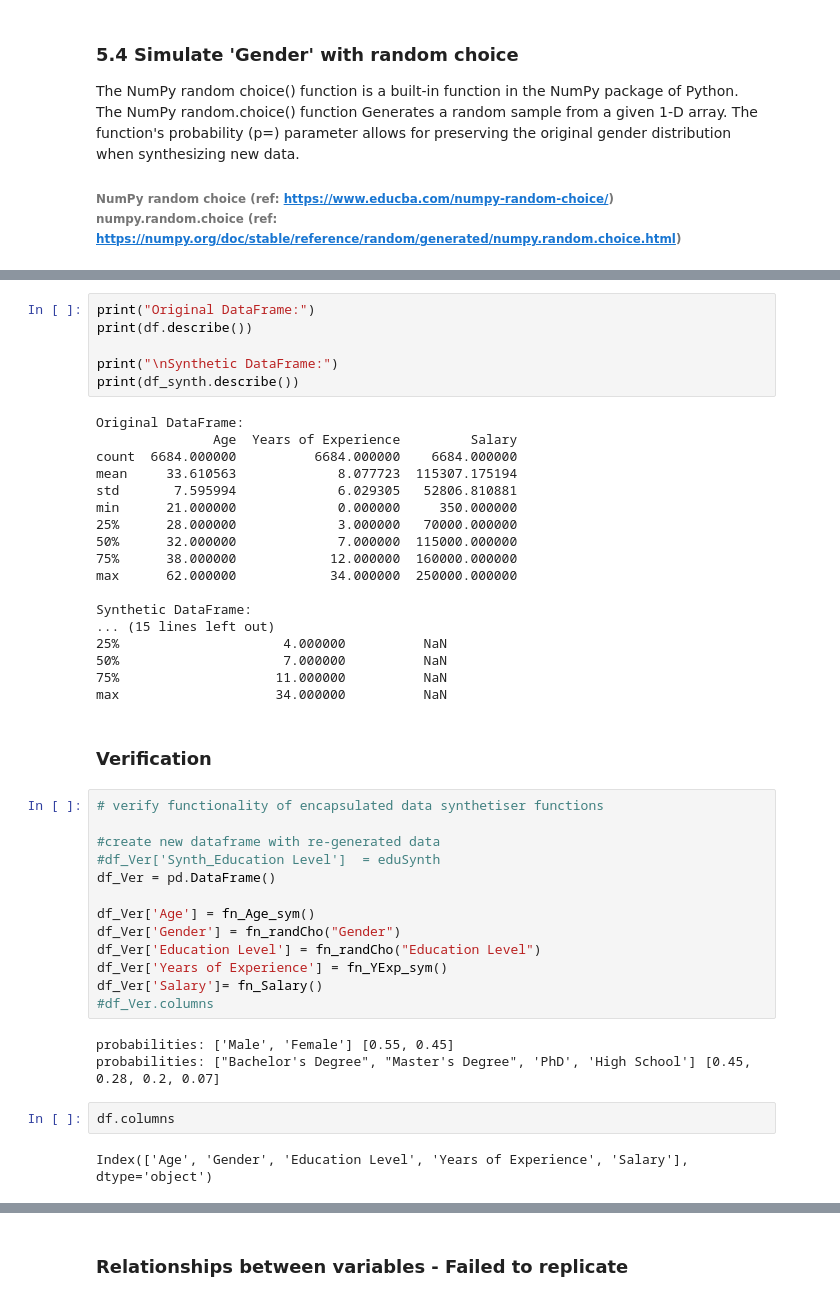
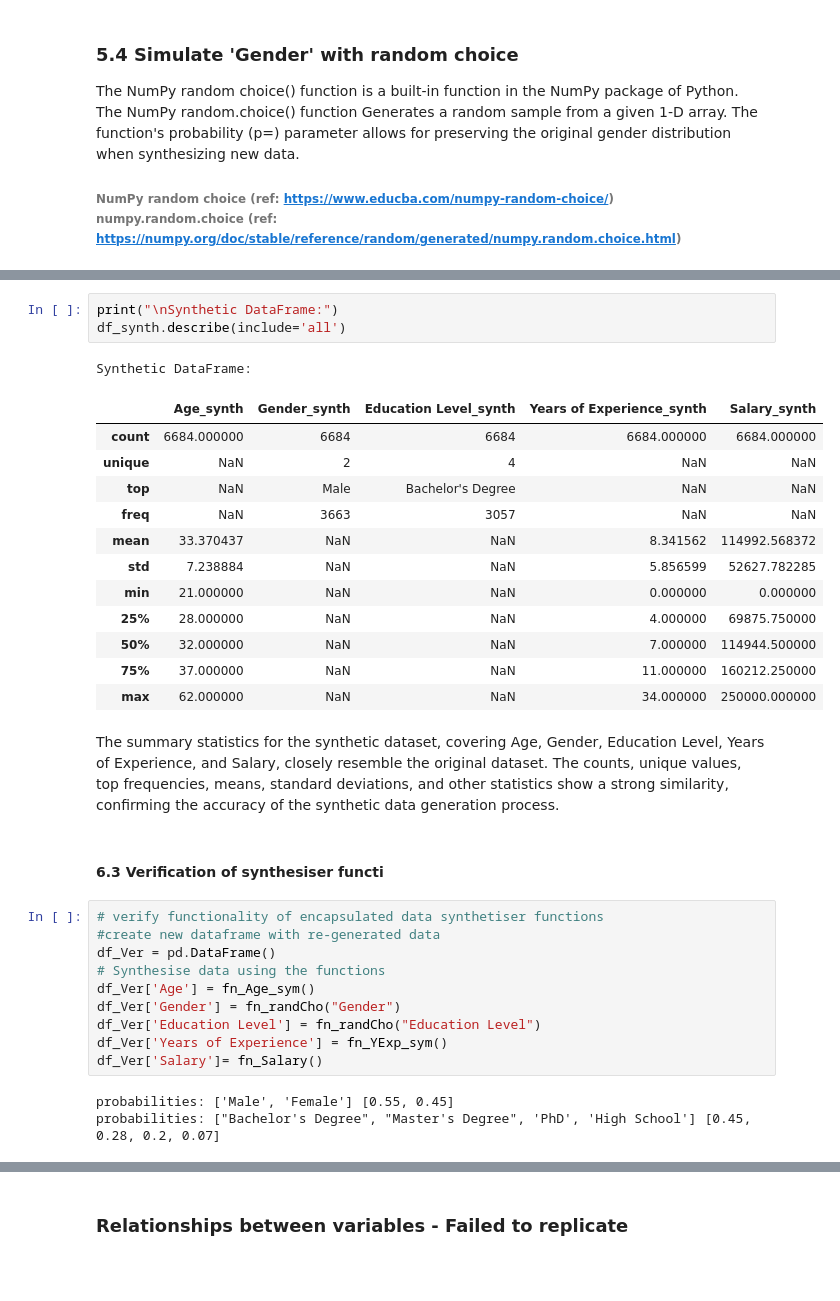
Before and after one commit to noyo0/ProgrammingForDataAnalysis, a Jupyter notebook: Project1/Project1.ipynb, the cells around one changed output, grey strips where cells are left out. Cells and saved outputs as stored; diff of their text form; blank space fills up the shorter version.

```diff
--- a/Project1/Project1.ipynb
+++ b/Project1/Project1.ipynb
@@ -839,47 +859,35 @@ ValueError: autodetected range of [nan, nan] is not finite
 # %%
-print("Original DataFrame:")
-print(df.describe())
-
 print("\nSynthetic DataFrame:")
-print(df_synth.describe())
+df_synth.describe(include='all')
 # %% [output]
-Original DataFrame:
-               Age  Years of Experience         Salary
-count  6684.000000          6684.000000    6684.000000
-mean     33.610563             8.077723  115307.175194
-std       7.595994             6.029305   52806.810881
-min      21.000000             0.000000     350.000000
-25%      28.000000             3.000000   70000.000000
-50%      32.000000             7.000000  115000.000000
-75%      38.000000            12.000000  160000.000000
-max      62.000000            34.000000  250000.000000
-
 Synthetic DataFrame:
-... (15 lines left out)
-25%                     4.000000          NaN
-50%                     7.000000          NaN
-75%                    11.000000          NaN
-max                    34.000000          NaN
+|  | Age_synth | Gender_synth | Education Level_synth | Years of Experience_synth | Salary_synth |
+| count | 6684.000000 | 6684 | 6684 | 6684.000000 | 6684.000000 |
+| unique | NaN | 2 | 4 | NaN | NaN |
+| top | NaN | Male | Bachelor's Degree | NaN | NaN |
+| freq | NaN | 3663 | 3057 | NaN | NaN |
+| mean | 33.370437 | NaN | NaN | 8.341562 | 114992.568372 |
+| std | 7.238884 | NaN | NaN | 5.856599 | 52627.782285 |
+| min | 21.000000 | NaN | NaN | 0.000000 | 0.000000 |
+| 25% | 28.000000 | NaN | NaN | 4.000000 | 69875.750000 |
+| 50% | 32.000000 | NaN | NaN | 7.000000 | 114944.500000 |
+| 75% | 37.000000 | NaN | NaN | 11.000000 | 160212.250000 |
+| max | 62.000000 | NaN | NaN | 34.000000 | 250000.000000 |
-# %% [markdown]
-### Verification
+# %% [markdown]
+The summary statistics for the synthetic dataset, covering Age, Gender, Education Level, Years of Experience, and Salary, closely resemble the original dataset. The counts, unique values, top frequencies, means, standard deviations, and other statistics show a strong similarity, confirming the accuracy of the synthetic data generation process.
+# %% [markdown]
+#### 6.3 Verification of synthesiser functi
 # %%
 # verify functionality of encapsulated data synthetiser functions
-
 #create new dataframe with re-generated data
-#df_Ver['Synth_Education Level']  = eduSynth
 df_Ver = pd.DataFrame()
-
+# Synthesise data using the functions
 df_Ver['Age'] = fn_Age_sym()
 df_Ver['Gender'] = fn_randCho("Gender")
 df_Ver['Education Level'] = fn_randCho("Education Level")
 df_Ver['Years of Experience'] = fn_YExp_sym()
 df_Ver['Salary']= fn_Salary()
-#df_Ver.columns
 # %% [output]
 probabilities: ['Male', 'Female'] [0.55, 0.45]
 probabilities: ["Bachelor's Degree", "Master's Degree", 'PhD', 'High School'] [0.45, 0.28, 0.2, 0.07]
-# %%
-df.columns
-# %% [output]
-Index(['Age', 'Gender', 'Education Level', 'Years of Experience', 'Salary'], dtype='object')
 # %%
```
Also changed, not shown: parts of 26 cells of this notebook.
